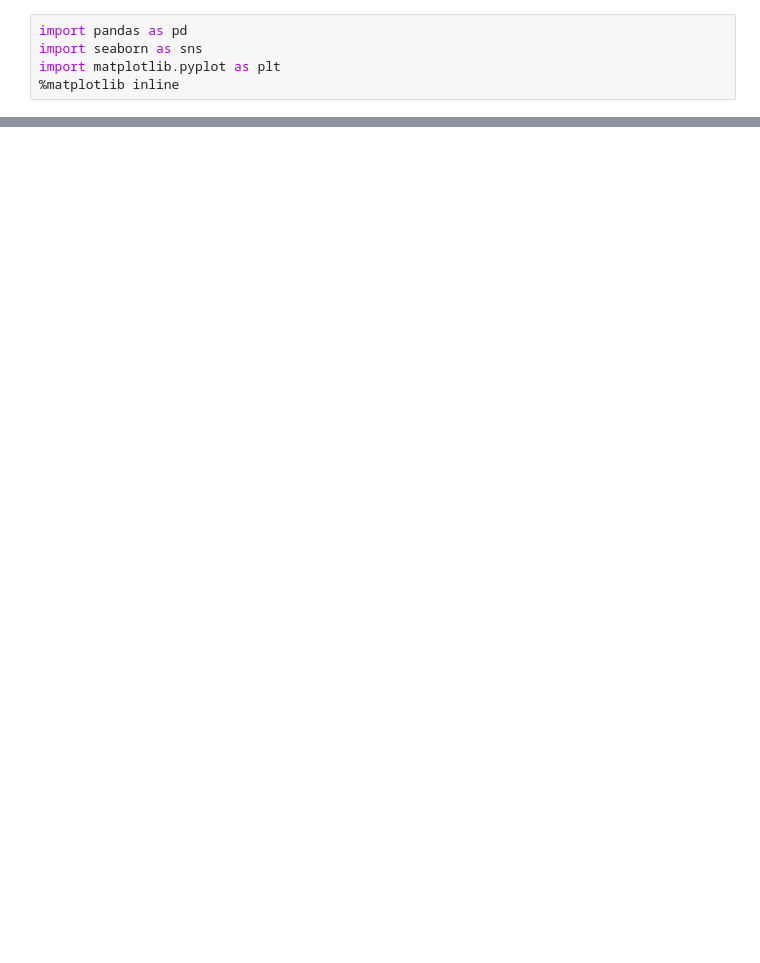
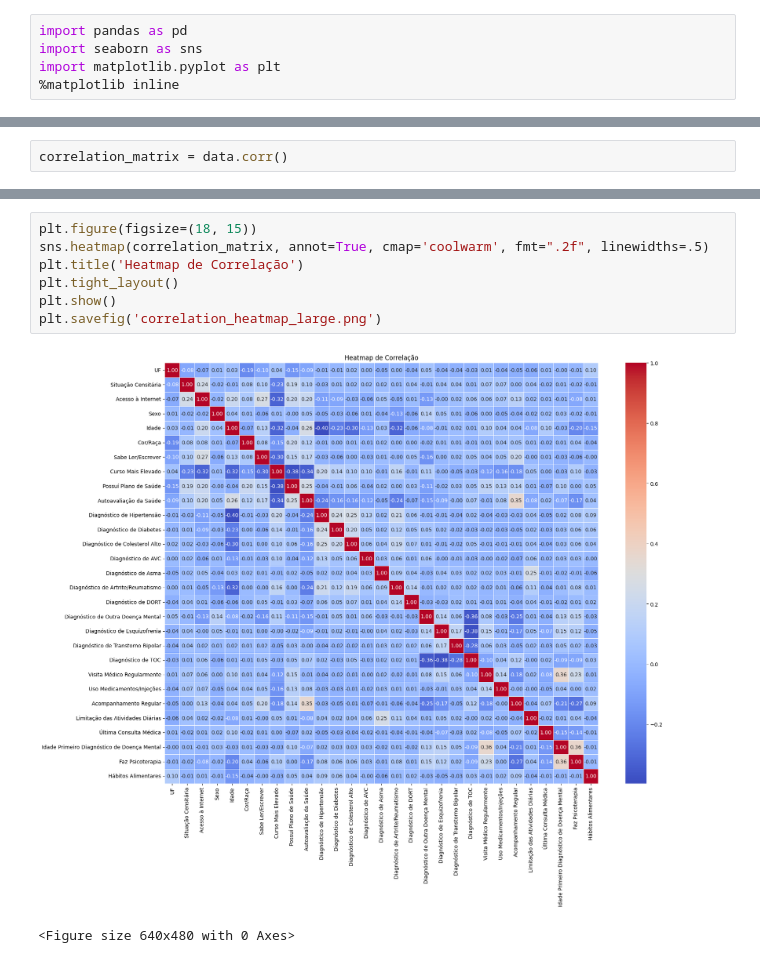
Before and after one commit to IgorLorentz/TOC-TDAH, a Jupyter notebook: analise_dados.ipynb, the cells around one changed output, grey strips where cells are left out. Cells and saved outputs as stored; diff of their text form; blank space fills up the shorter version.

```diff
--- a/analise_dados.ipynb
+++ b/analise_dados.ipynb
@@ -78,0 +116,2 @@ ValueError: 'label' must be of length 'x'
+# %%
+correlation_matrix = data.corr()
@@ -78,0 +138,10 @@ ValueError: 'label' must be of length 'x'
+# %%
+plt.figure(figsize=(18, 15))
+sns.heatmap(correlation_matrix, annot=True, cmap='coolwarm', fmt=".2f", linewidths=.5)
+plt.title('Heatmap de Correlação')
+plt.tight_layout()
+plt.show()
+plt.savefig('correlation_heatmap_large.png')
+# %% [output]
+[figure, added]
+<Figure size 640x480 with 0 Axes>
```
Also changed, not shown: parts of 32 cells of this notebook.
